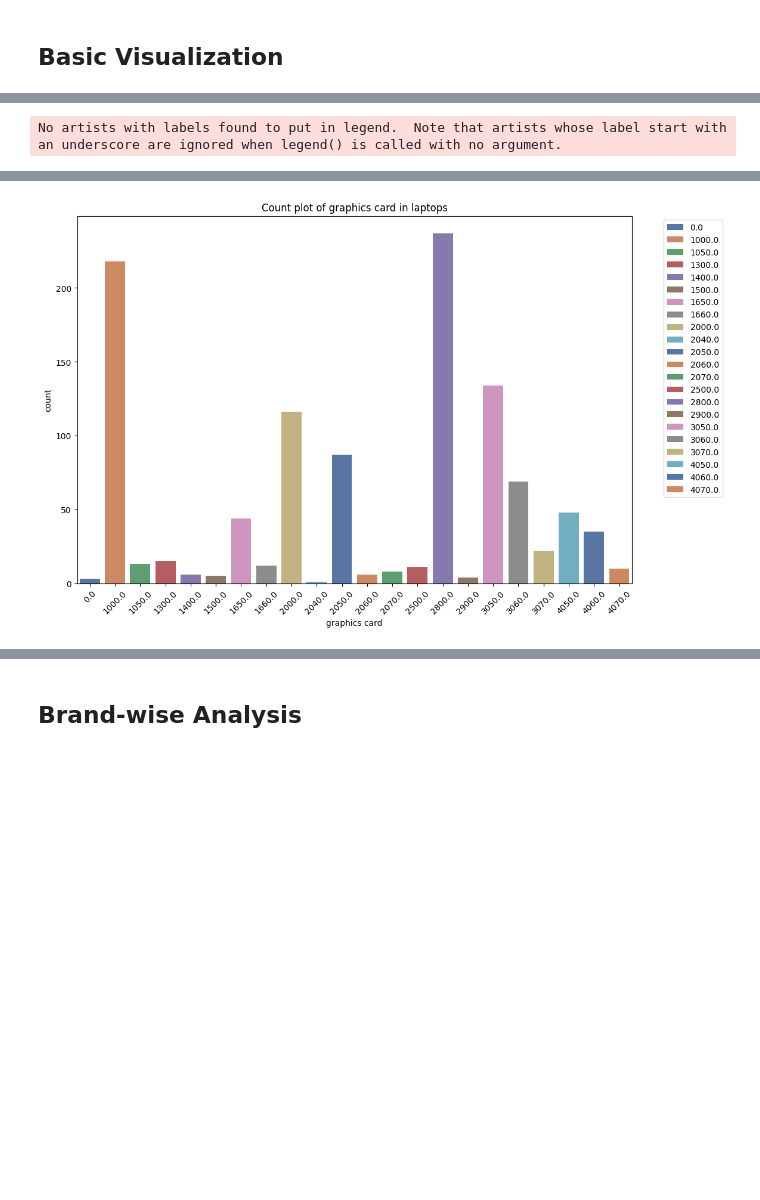
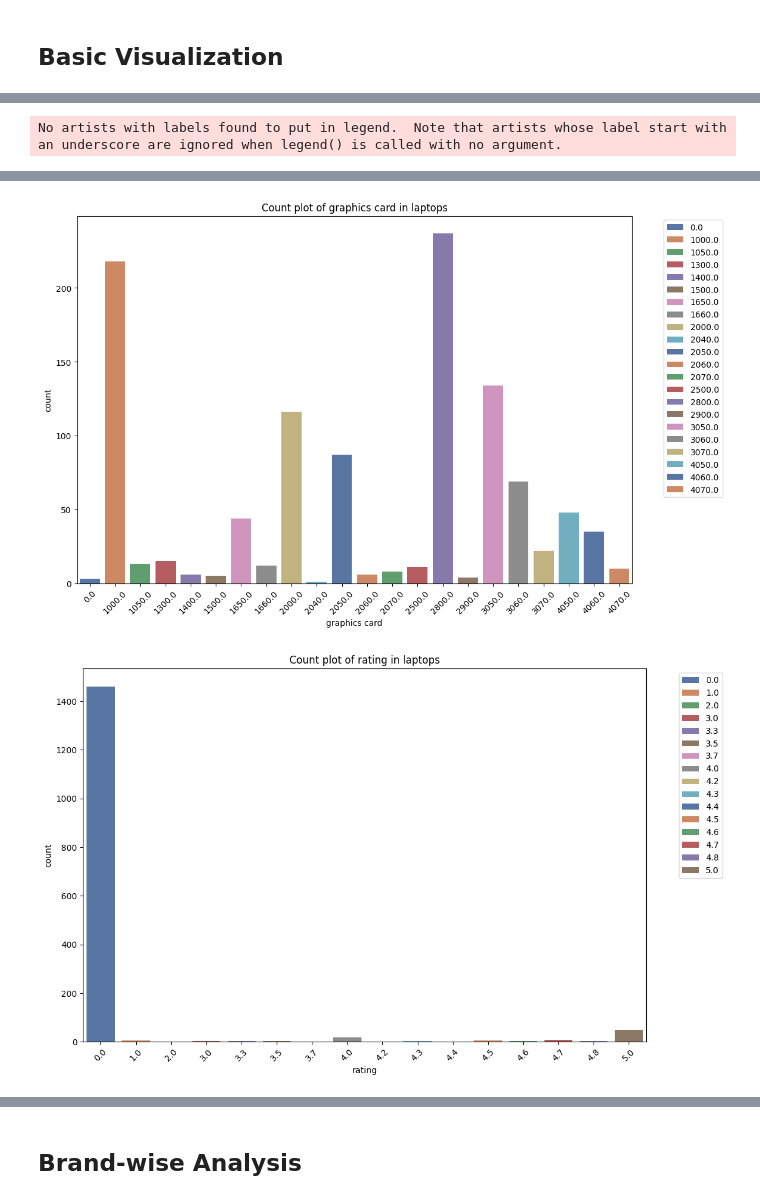
Before and after one commit to xrhahelry/DS-MiniProject, a Jupyter notebook: Analysis_Sujal.ipynb, the cells around one changed output, grey strips where cells are left out. Saved outputs shown, nothing was run; the diff lists cells and outputs as text; code cells hidden in the pictures; blank space fills up the shorter version.

Commit message:
rating and revies count plot added

```diff
--- a/Analysis_Sujal.ipynb
+++ b/Analysis_Sujal.ipynb
@@ -49,8 +49,8 @@ laptop.describe()
 attributes = list(laptop.columns)
 excluded_cols = ['brand', 'model', 'name']
 numeric_cols = [col for col in attributes if col not in excluded_cols]
-excluded_cols = ['model', 'rating', 'reviews', 'name', 'price']
-cols = [col for col in attributes if col not in excluded_cols]
+excluded_cols = ['model', 'name', 'price']
+count_cols = [col for col in attributes if col not in excluded_cols]
 excluded_cols = ['model', 'name']
 pair_cols = [col for col in attributes if col not in excluded_cols]
 excluded_cols = ['model', 'name', 'brand', 'rating', 'reviews']
@@ -60,25 +60,26 @@ brand_cols = [col for col in attributes if col not in excluded_cols]
 # %%
 plt.figure(figsize=(10, 6))
 sns.histplot(data=laptop, x='price', bins=20, color='skyblue', kde=True)
 plt.title(f'Histogram of Price')
 plt.xlabel('Price')
 plt.ylabel('Frequency')
 plt.show()
 
-for col in cols:
+for col in count_cols:
     plt.figure(figsize=(12,8))
     sns.countplot(data=laptop, x=col, hue=col, palette='deep')
     plt.xticks(rotation=45)
     plt.legend(bbox_to_anchor=(1.05, 1), loc='upper left')
     plt.title(f"Count plot of {col} in laptops")
     plt.show()
 # %% [output]
 [figure]
 No artists with labels found to put in legend.  Note that artists whose label start with an underscore are ignored when legend() is called with no argument.
 [figure]
 [figure]
 [figure]
 [figure]
 [figure]
 [figure]
 [figure]
+[figure, added]
```
Also changed, not shown: parts of 1 cell of this notebook.
